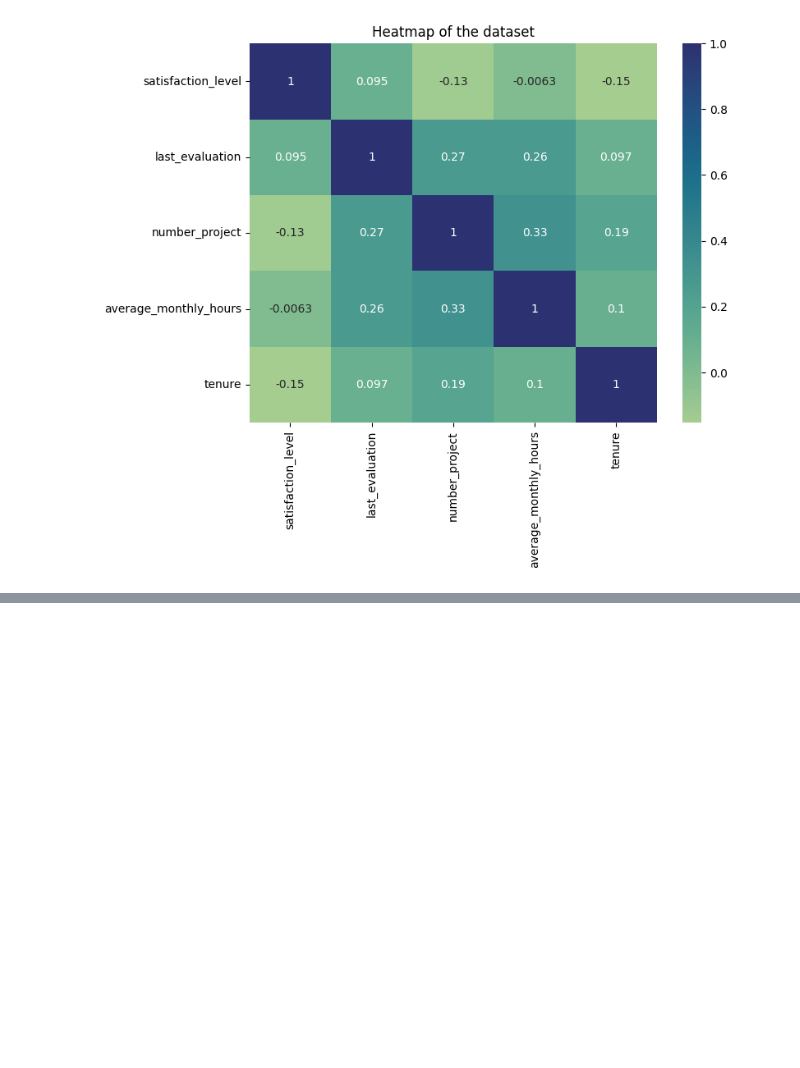
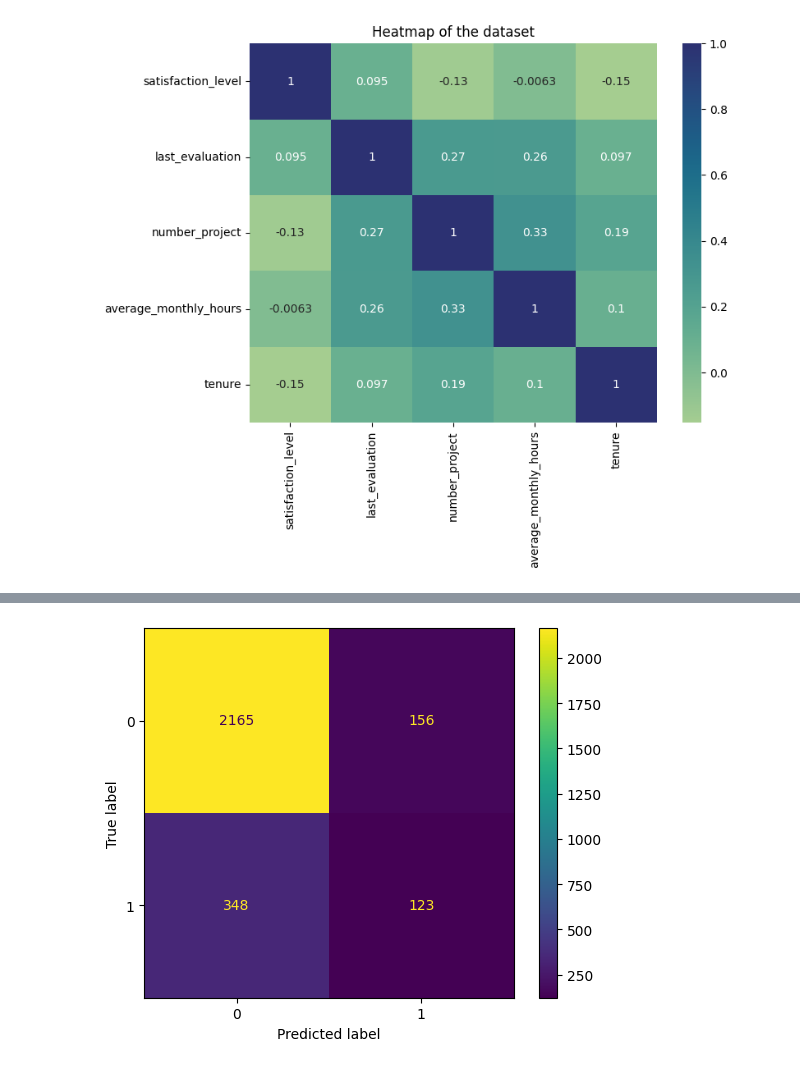
Before and after one commit to rahulkhanna5/saili-motors-ml-mode, a Jupyter notebook: sali motors.ipynb, the cells around one changed output, grey strips where cells are left out. Drawn from its saved outputs; the diff is of its cells as text; code cells hidden in the pictures; blank space fills up the shorter version.

Commit message:
confusion matrix

```diff
--- a/sali motors.ipynb
+++ b/sali motors.ipynb
@@ -368,0 +408,6 @@ plt.show()
+# %%
+# Select the features you want to use in your model
+X = df_logreg.drop('left', axis=1)
+
+# Display the first few rows of the selected features
+X.head()
@@ -368,0 +421,24 @@ plt.show()
+# %%
+X_train, X_test, y_train, y_test = train_test_split(
+    X, y, test_size=0.25, stratify=y, random_state=42
+)
+# %%
+log_clf = LogisticRegression(random_state=42, max_iter=500).fit(X_train, y_train)
+# %%
+y_pred = log_clf.predict(X_test)
+# %%
+
+# Compute values for confusion matrix
+log_cm = confusion_matrix(y_test, y_pred, labels=log_clf.classes_)
+log_disp = ConfusionMatrixDisplay(
+    confusion_matrix=log_cm,
+    display_labels=log_clf.classes_
+)
+
+# Plot confusion matrix
+log_disp.plot(values_format='')
+
+# Display plot
+plt.show()
+# %% [output]
+[figure, added]
```
Also changed, not shown: parts of 4 cells of this notebook.
